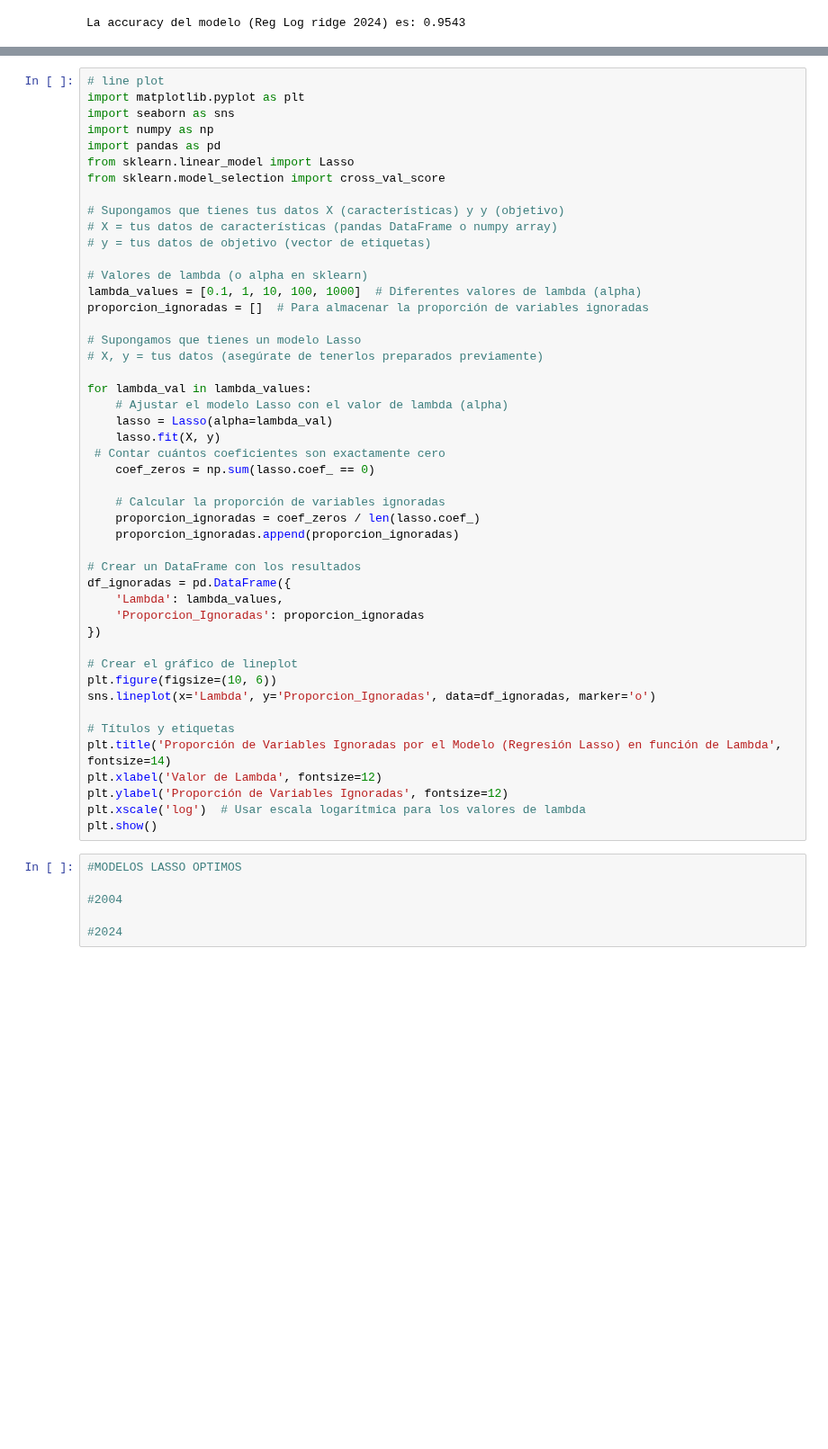
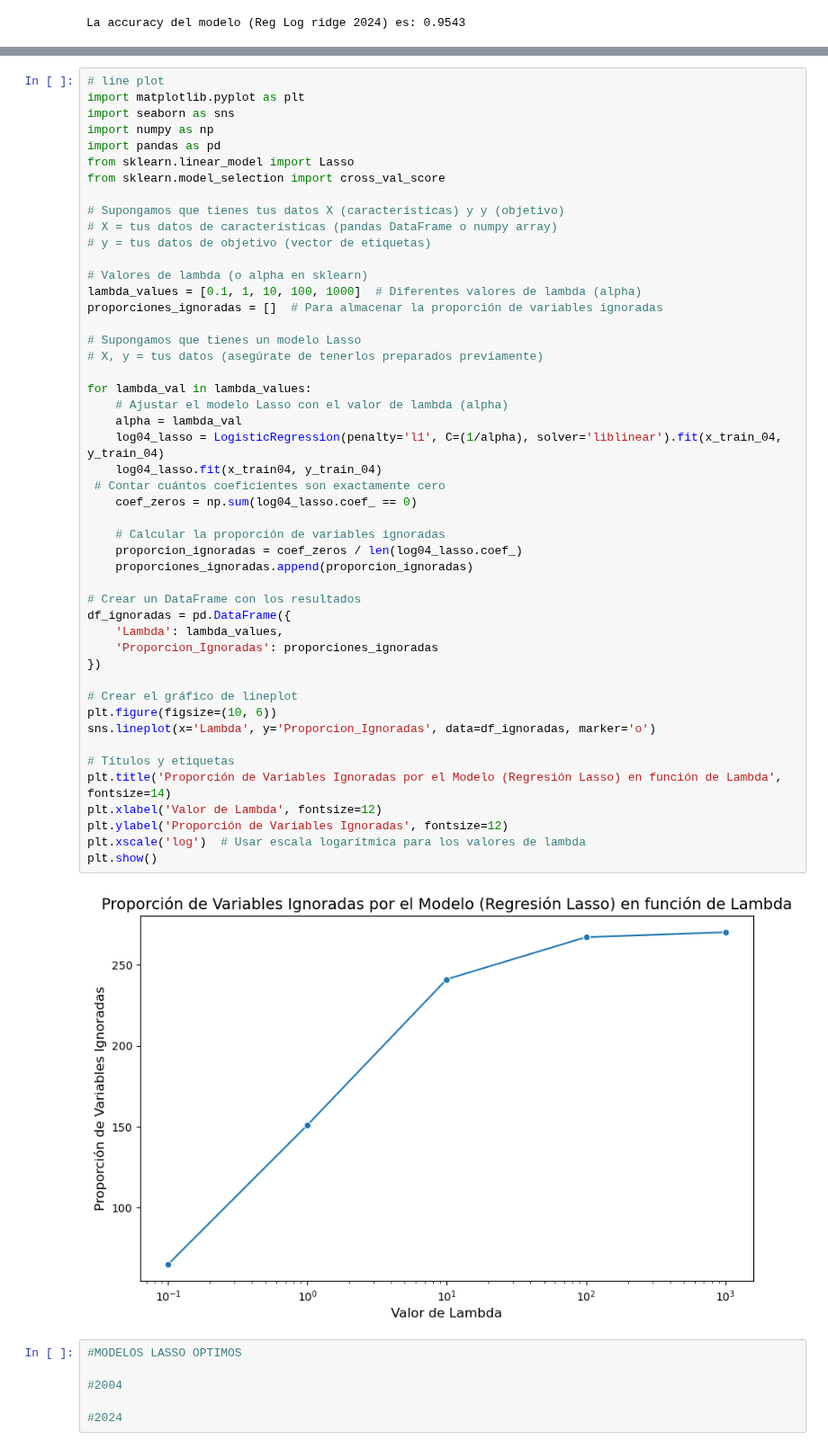
Before and after one commit to maggiecobb/CC408-T1-5, a Jupyter notebook: TP 4/TP 4.ipynb, the cells around one changed output, grey strips where cells are left out. Shown at 90% size. Drawn from its saved outputs; the diff is of its cells as text; blank space fills up the shorter version.

```diff
--- a/TP 4/TP 4.ipynb
+++ b/TP 4/TP 4.ipynb
@@ -1628,40 +1646,43 @@ from sklearn.model_selection import cross_val_score
 # X = tus datos de características (pandas DataFrame o numpy array)
 # y = tus datos de objetivo (vector de etiquetas)
 
 # Valores de lambda (o alpha en sklearn)
 lambda_values = [0.1, 1, 10, 100, 1000]  # Diferentes valores de lambda (alpha)
-proporcion_ignoradas = []  # Para almacenar la proporción de variables ignoradas
+proporciones_ignoradas = []  # Para almacenar la proporción de variables ignoradas
 
 # Supongamos que tienes un modelo Lasso
 # X, y = tus datos (asegúrate de tenerlos preparados previamente)
 
 for lambda_val in lambda_values:
     # Ajustar el modelo Lasso con el valor de lambda (alpha)
-    lasso = Lasso(alpha=lambda_val)
-    lasso.fit(X, y)
+    alpha = lambda_val
+    log04_lasso = LogisticRegression(penalty='l1', C=(1/alpha), solver='liblinear').fit(x_train_04, y_train_04)
+    log04_lasso.fit(x_train04, y_train_04)
  # Contar cuántos coeficientes son exactamente cero
-    coef_zeros = np.sum(lasso.coef_ == 0)
+    coef_zeros = np.sum(log04_lasso.coef_ == 0)
 
     # Calcular la proporción de variables ignoradas
-    proporcion_ignoradas = coef_zeros / len(lasso.coef_)
-    proporcion_ignoradas.append(proporcion_ignoradas)
+    proporcion_ignoradas = coef_zeros / len(log04_lasso.coef_)
+    proporciones_ignoradas.append(proporcion_ignoradas)
 
 # Crear un DataFrame con los resultados
 df_ignoradas = pd.DataFrame({
     'Lambda': lambda_values,
-    'Proporcion_Ignoradas': proporcion_ignoradas
+    'Proporcion_Ignoradas': proporciones_ignoradas
 })
 
 # Crear el gráfico de lineplot
 plt.figure(figsize=(10, 6))
 sns.lineplot(x='Lambda', y='Proporcion_Ignoradas', data=df_ignoradas, marker='o')
 
 # Títulos y etiquetas
 plt.title('Proporción de Variables Ignoradas por el Modelo (Regresión Lasso) en función de Lambda', fontsize=14)
 plt.xlabel('Valor de Lambda', fontsize=12)
 plt.ylabel('Proporción de Variables Ignoradas', fontsize=12)
 plt.xscale('log')  # Usar escala logarítmica para los valores de lambda
 plt.show()
+# %% [output]
+[figure, added]
 # %%
 #MODELOS LASSO OPTIMOS
 
```
Also changed, not shown: parts of 5 cells of this notebook.
